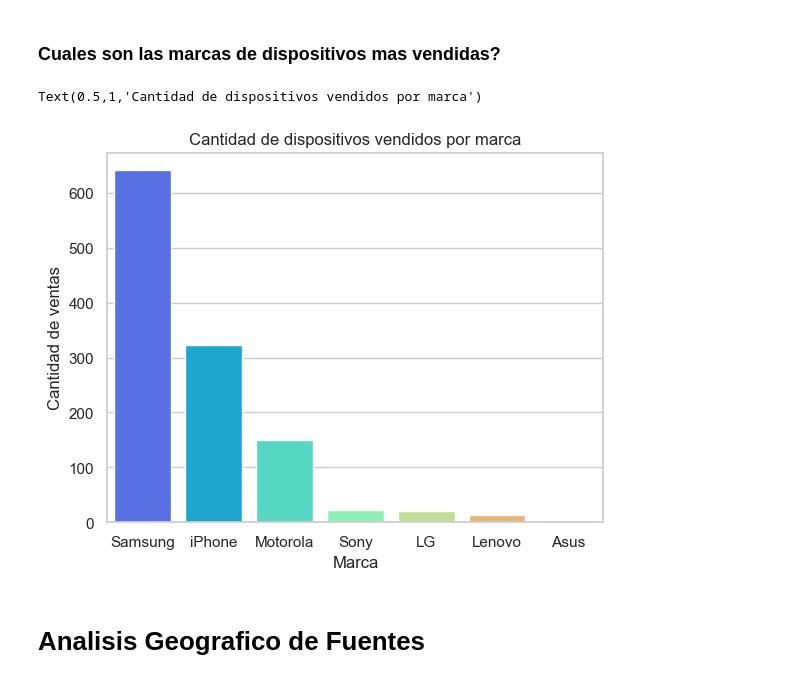
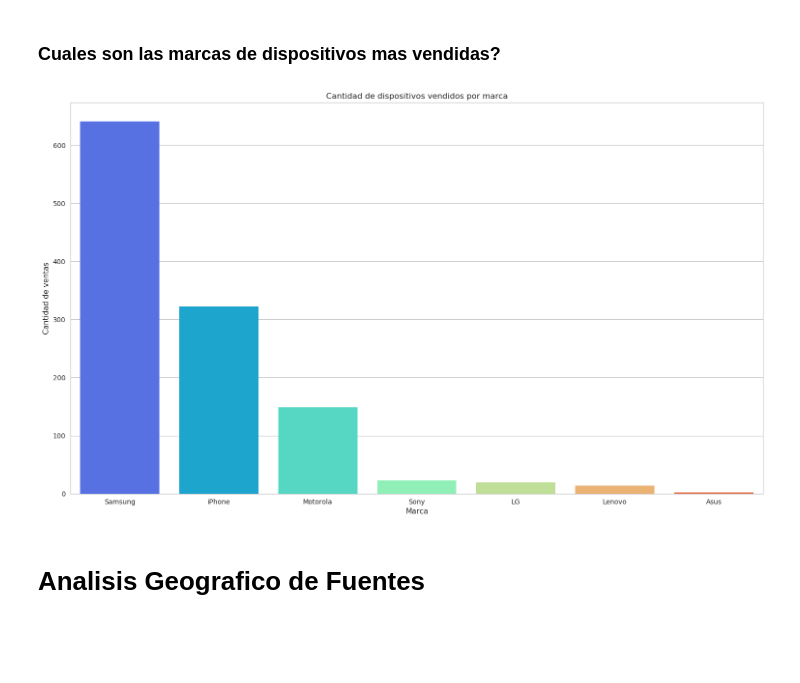
Before and after one commit to bauticanavese/Datos-Tps, a Jupyter notebook: TP1/AnalisisTrocafone.ipynb, the cells around one changed output. Cells and saved outputs as stored; diff of their text form; code cells hidden in the pictures; blank space fills up the shorter version.

```diff
--- a/TP1/AnalisisTrocafone.ipynb
+++ b/TP1/AnalisisTrocafone.ipynb
@@ -167,13 +175,16 @@ Ademas con la informacion de la resolucion de pantalla podemos ver:
 # %%
 conversion_e = eventos_2018.loc[eventos_2018['event_category'] == 'conversion']
 model_conversion = conversion_e['model'].groupby(conversion_e.model.str.split(n=1).str[0]).agg('count').sort_values(ascending=False)
 g = sns.barplot(x=model_conversion.index, y=model_conversion.values, palette='rainbow', orient='v')
 g.set_xlabel('Marca')
 g.set_ylabel('Cantidad de ventas')
 g.set_title('Cantidad de dispositivos vendidos por marca')
+
+
+g.get_figure().set_size_inches(18.5, 10.5, forward=True)
+g.get_figure().savefig('img/ventas_por_marca.png')
 # %% [output]
-Text(0.5,1,'Cantidad de dispositivos vendidos por marca')
-[figure, old version]
+[figure, new version]
 # %% [markdown]
 # Analisis Geografico de Fuentes
 # %% [markdown]
```
Also changed, not shown: parts of 22 cells of this notebook.
